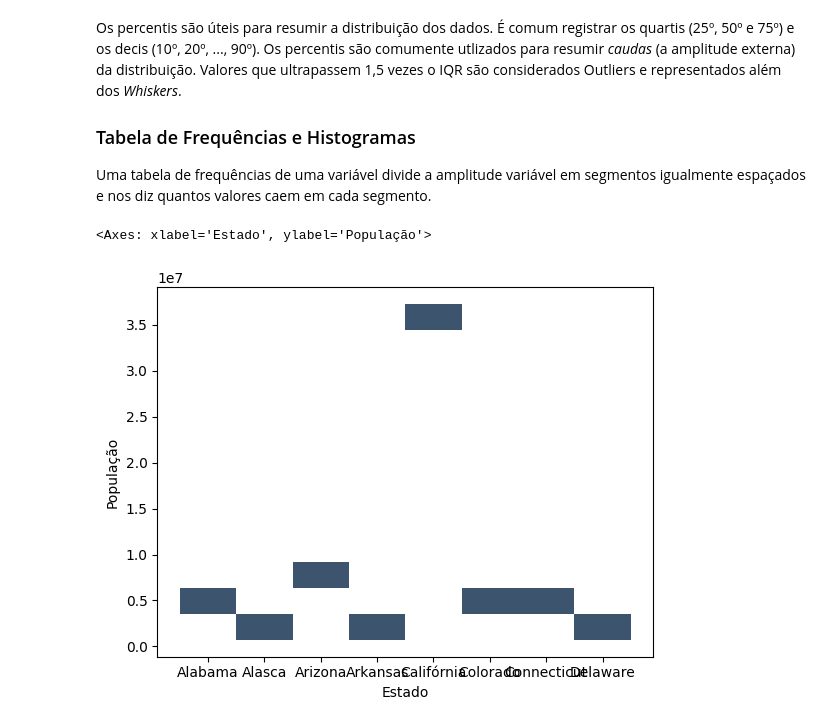
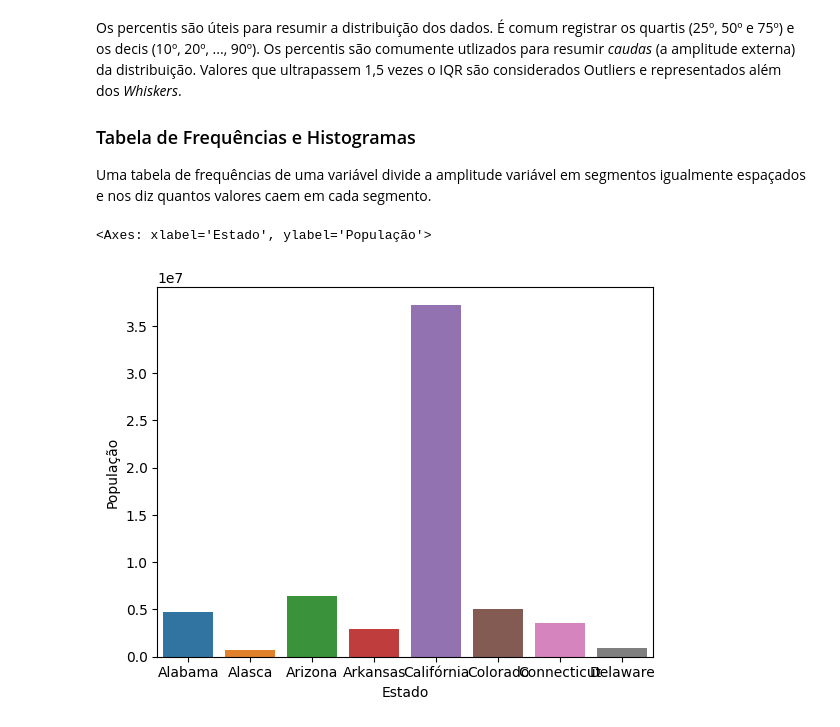
Before and after one commit to askot19/teste, a Jupyter notebook: Estatística Prática/1. Análise Exploratória.ipynb, the cells around one changed output. Saved outputs shown, nothing was run; the diff lists cells and outputs as text; code cells hidden in the pictures.

Commit message:
Inclusão do Gráfico Barplot

```diff
--- a/Estatística Prática/1. Análise Exploratória.ipynb
+++ b/Estatística Prática/1. Análise Exploratória.ipynb
@@ -197,7 +185,7 @@ Os percentis são úteis para resumir a distribuição dos dados. É comum regis
 
 Uma tabela de frequências de uma variável divide a amplitude variável em segmentos igualmente espaçados e nos diz quantos valores caem em cada segmento.
 # %%
-sns.histplot(data = dados, x = 'Estado', y = 'População', kde = True)
+sns.barplot(data = dados, x = 'Estado',  y = 'População')
 # %% [output]
 <Axes: xlabel='Estado', ylabel='População'>
-[figure, old version]
+[figure, new version]
```
Also changed, not shown: parts of 2 cells of this notebook.
